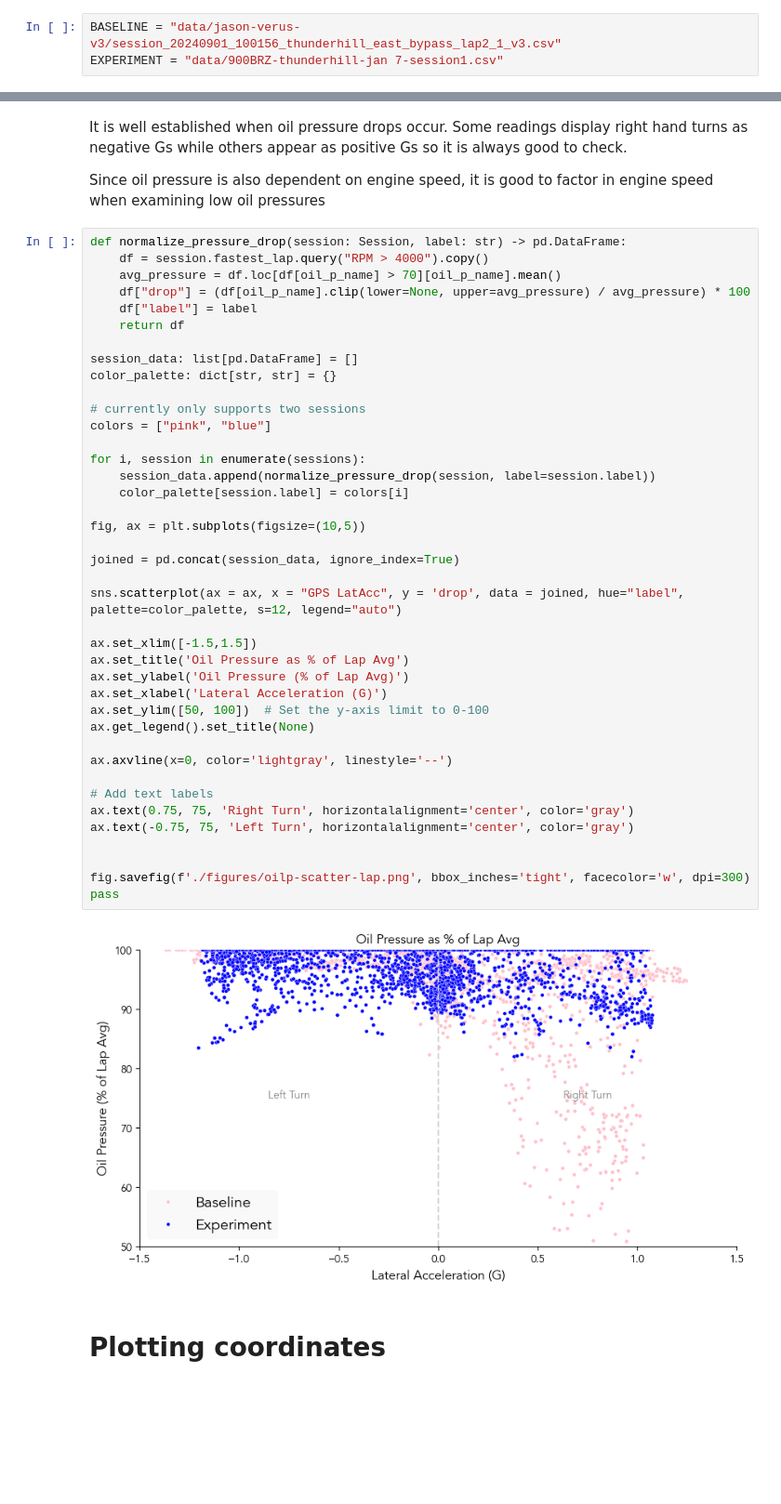
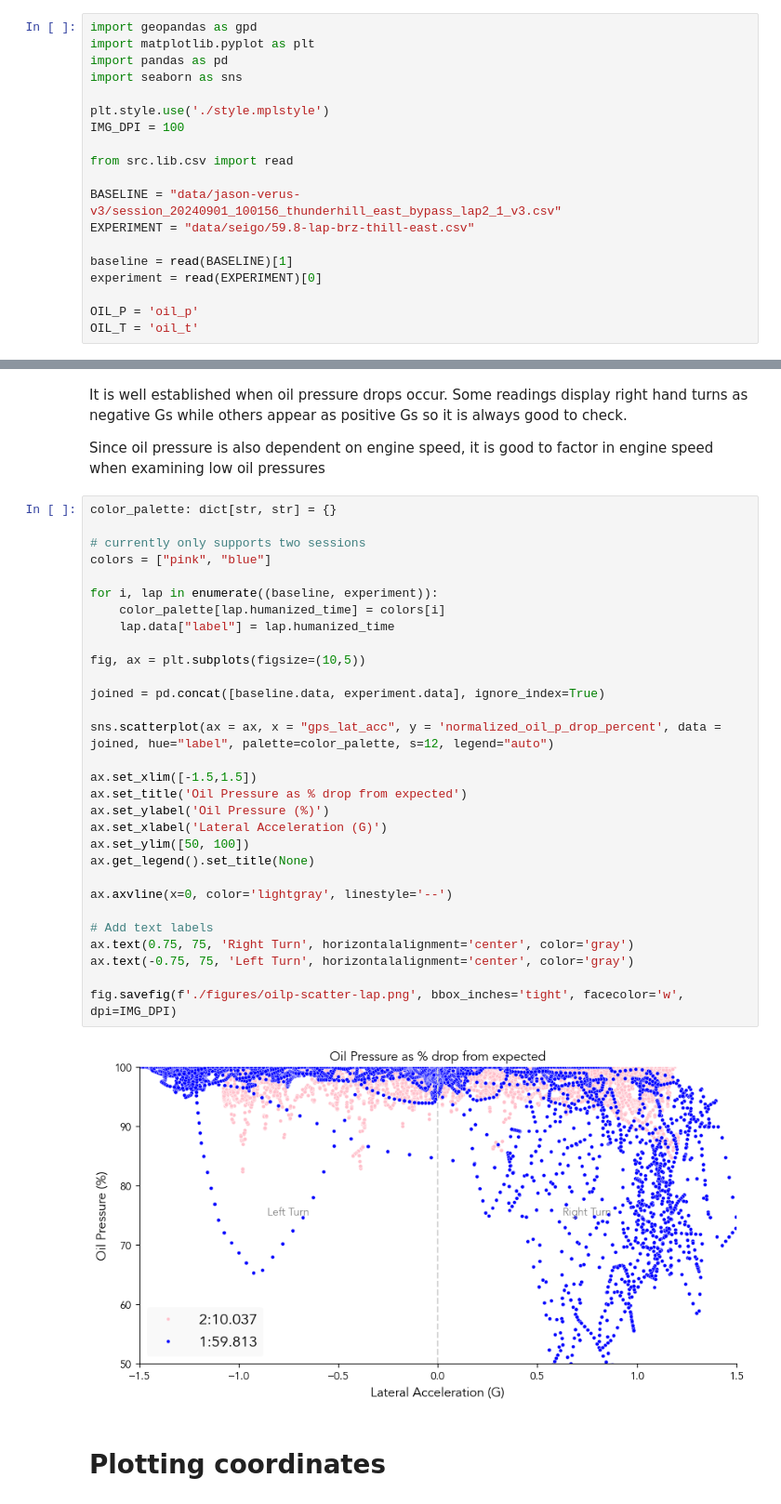
Before and after one commit to 900BRZ/fa24d, a Jupyter notebook: plots.ipynb, the cells around one changed output, grey strips where cells are left out. Shown at 93% size. Cells and saved outputs as stored; diff of their text form; blank space fills up the shorter version.

```diff
--- a/plots.ipynb
+++ b/plots.ipynb
@@ -15,5 +1,21 @@ plt.style.use('./style.mplstyle')
 # %% [markdown]
 # Choose sessions
 # %%
+import geopandas as gpd
+import matplotlib.pyplot as plt
+import pandas as pd
+import seaborn as sns
+
+plt.style.use('./style.mplstyle')
+IMG_DPI = 100
+
+from src.lib.csv import read
+
 BASELINE = "data/jason-verus-v3/session_20240901_100156_thunderhill_east_bypass_lap2_1_v3.csv"
-EXPERIMENT = "data/900BRZ-thunderhill-jan 7-session1.csv"
+EXPERIMENT = "data/seigo/59.8-lap-brz-thill-east.csv"
+
+baseline = read(BASELINE)[1]
+experiment = read(EXPERIMENT)[0]
+
+OIL_P = 'oil_p'
+OIL_T = 'oil_t'
@@ -159,47 +109,37 @@ Some readings display right hand turns as negative Gs while others appear as pos
 
 Since oil pressure is also dependent on engine speed, it is good to factor in engine speed when examining low oil pressures
 # %%
-def normalize_pressure_drop(session: Session, label: str) -> pd.DataFrame:
-    df = session.fastest_lap.query("RPM > 4000").copy()
-    avg_pressure = df.loc[df[oil_p_name] > 70][oil_p_name].mean()
-    df["drop"] = (df[oil_p_name].clip(lower=None, upper=avg_pressure) / avg_pressure) * 100
-    df["label"] = label
-    return df
-
-session_data: list[pd.DataFrame] = []
 color_palette: dict[str, str] = {}
 
 # currently only supports two sessions
 colors = ["pink", "blue"]
 
-for i, session in enumerate(sessions):
-    session_data.append(normalize_pressure_drop(session, label=session.label))
-    color_palette[session.label] = colors[i]
+for i, lap in enumerate((baseline, experiment)):
+    color_palette[lap.humanized_time] = colors[i]
+    lap.data["label"] = lap.humanized_time
 
 fig, ax = plt.subplots(figsize=(10,5))
 
-joined = pd.concat(session_data, ignore_index=True)
+joined = pd.concat([baseline.data, experiment.data], ignore_index=True)
 
-sns.scatterplot(ax = ax, x = "GPS LatAcc", y = 'drop', data = joined, hue="label", palette=color_palette, s=12, legend="auto")
+sns.scatterplot(ax = ax, x = "gps_lat_acc", y = 'normalized_oil_p_drop_percent', data = joined, hue="label", palette=color_palette, s=12, legend="auto")
 
 ax.set_xlim([-1.5,1.5])
-ax.set_title('Oil Pressure as % of Lap Avg')
-ax.set_ylabel('Oil Pressure (% of Lap Avg)')
+ax.set_title('Oil Pressure as % drop from expected')
+ax.set_ylabel('Oil Pressure (%)')
 ax.set_xlabel('Lateral Acceleration (G)')
-ax.set_ylim([50, 100])  # Set the y-axis limit to 0-100
+ax.set_ylim([50, 100])
 ax.get_legend().set_title(None)
 
 ax.axvline(x=0, color='lightgray', linestyle='--')
 
 # Add text labels
 ax.text(0.75, 75, 'Right Turn', horizontalalignment='center', color='gray')
 ax.text(-0.75, 75, 'Left Turn', horizontalalignment='center', color='gray')
 
-
-fig.savefig(f'./figures/oilp-scatter-lap.png', bbox_inches='tight', facecolor='w', dpi=300)
-pass
+fig.savefig(f'./figures/oilp-scatter-lap.png', bbox_inches='tight', facecolor='w', dpi=IMG_DPI)
 # %% [output]
-[figure, old version]
+[figure, new version]
 # %% [markdown]
 # Plotting coordinates
 # %%
```
Also changed, not shown: parts of 7 cells of this notebook, 19 other files.
